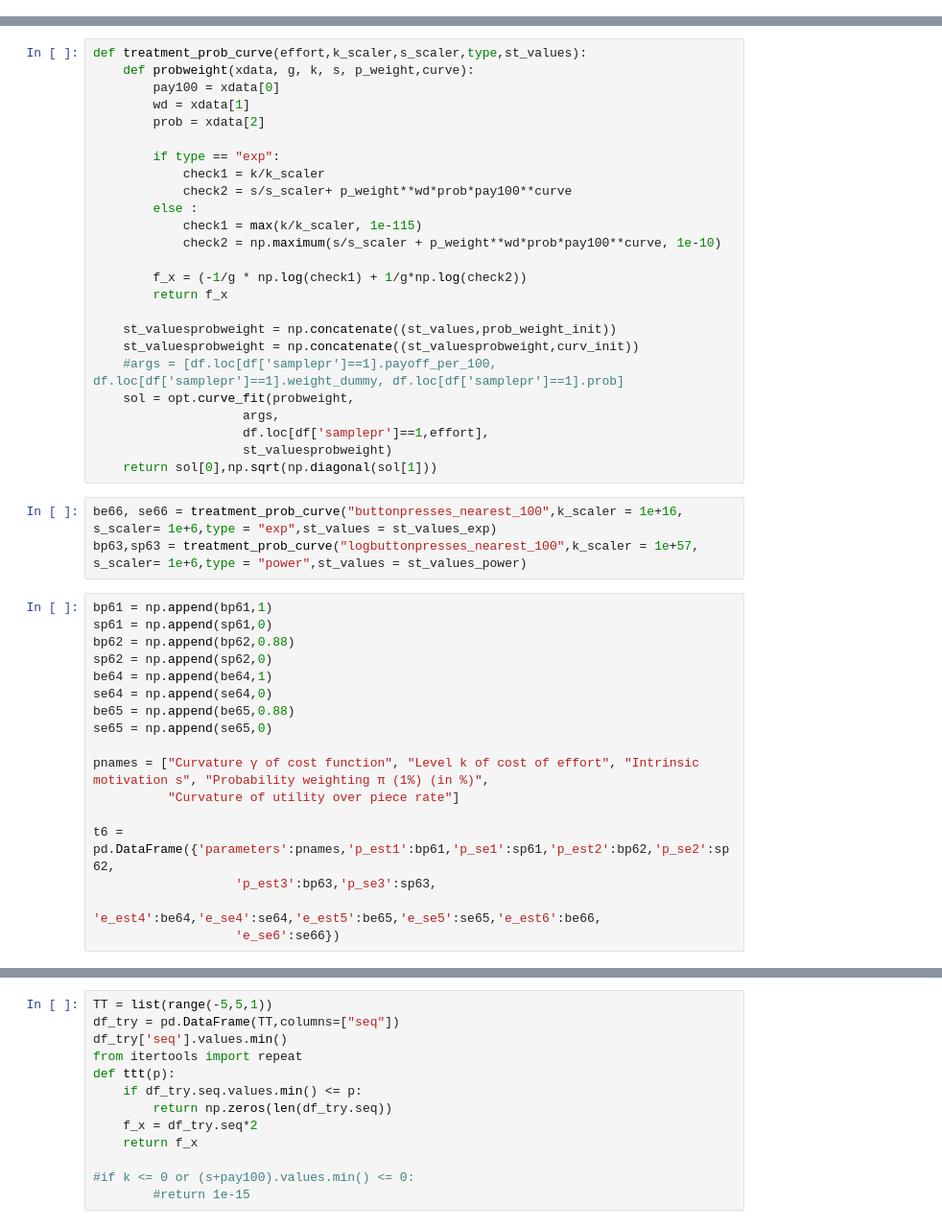
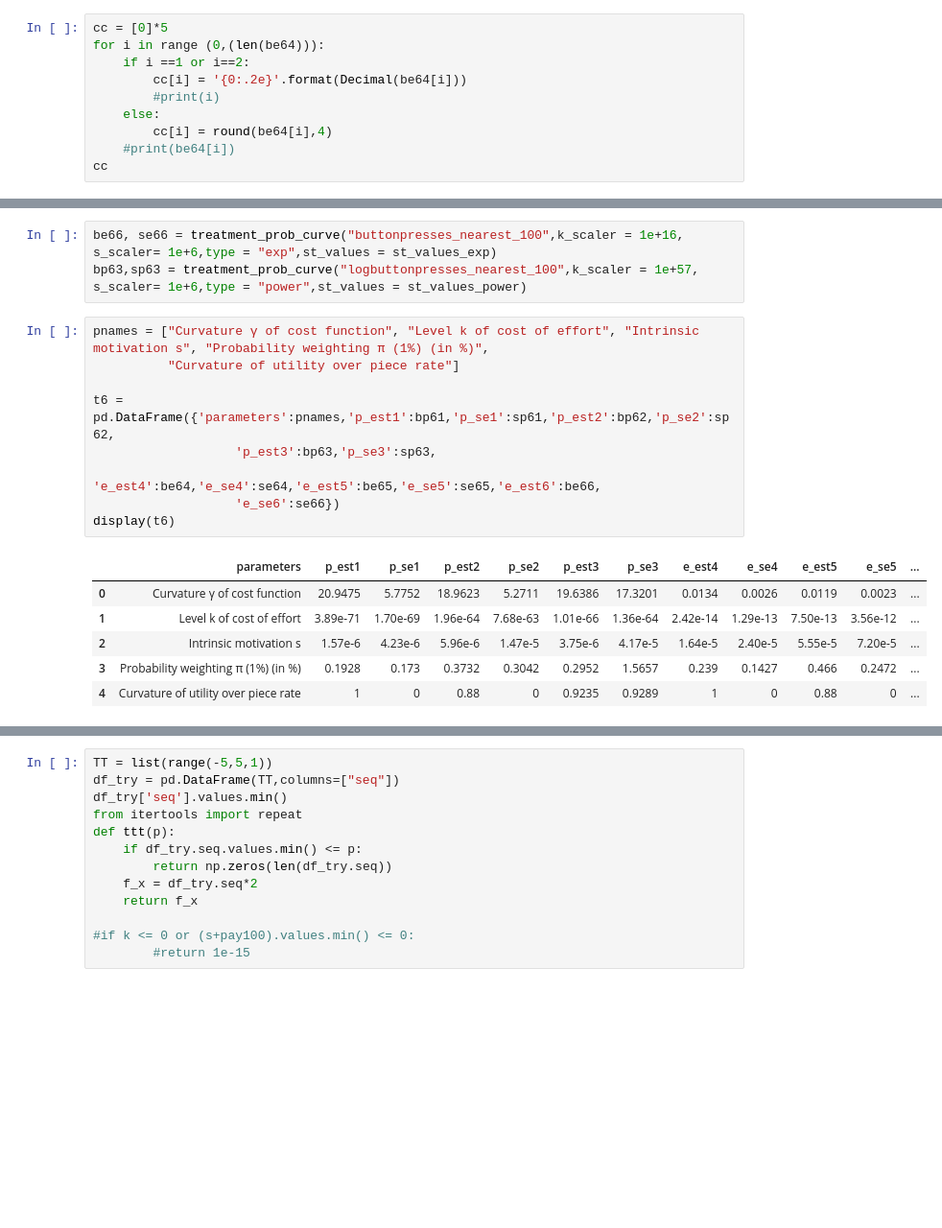
Before and after one commit to YH-Chen1225/EPP_Final, a Jupyter notebook: EPP_P.ipynb, the cells around one changed output, grey strips where cells are left out. Shown at 96% size. Saved outputs shown, nothing was run; the diff lists cells and outputs as text; blank space fills up the shorter version.

```diff
--- a/EPP_P.ipynb
+++ b/EPP_P.ipynb
@@ -352,0 +476,10 @@ curv_init = [0.5]
+# %%
+cc = [0]*5
+for i in range (0,(len(be64))):
+    if i ==1 or i==2:
+        cc[i] = '{0:.2e}'.format(Decimal(be64[i]))
+        #print(i)
+    else:
+        cc[i] = round(be64[i],4)
+    #print(be64[i])
+cc
@@ -385,45 +524,19 @@ array([1.89623399e+01, 1.96403939e-07, 5.96431911e+00, 3.73192662e-01])
-# %%
-def treatment_prob_curve(effort,k_scaler,s_scaler,type,st_values):
-    def probweight(xdata, g, k, s, p_weight,curve):
-        pay100 = xdata[0]
-        wd = xdata[1]
-        prob = xdata[2]
-
-        if type == "exp":
-            check1 = k/k_scaler
-            check2 = s/s_scaler+ p_weight**wd*prob*pay100**curve
-        else :
-            check1 = max(k/k_scaler, 1e-115)
-            check2 = np.maximum(s/s_scaler + p_weight**wd*prob*pay100**curve, 1e-10)
-
-        f_x = (-1/g * np.log(check1) + 1/g*np.log(check2))
-        return f_x
-
-    st_valuesprobweight = np.concatenate((st_values,prob_weight_init))
-    st_valuesprobweight = np.concatenate((st_valuesprobweight,curv_init))
-    #args = [df.loc[df['samplepr']==1].payoff_per_100, df.loc[df['samplepr']==1].weight_dummy, df.loc[df['samplepr']==1].prob]
-    sol = opt.curve_fit(probweight,
-                    args,
-                    df.loc[df['samplepr']==1,effort],
-                    st_valuesprobweight)
-    return sol[0],np.sqrt(np.diagonal(sol[1]))
 # %%
 be66, se66 = treatment_prob_curve("buttonpresses_nearest_100",k_scaler = 1e+16, s_scaler= 1e+6,type = "exp",st_values = st_values_exp)
 bp63,sp63 = treatment_prob_curve("logbuttonpresses_nearest_100",k_scaler = 1e+57, s_scaler= 1e+6,type = "power",st_values = st_values_power)
 # %%
-bp61 = np.append(bp61,1)
-sp61 = np.append(sp61,0)
-bp62 = np.append(bp62,0.88)
-sp62 = np.append(sp62,0)
-be64 = np.append(be64,1)
-se64 = np.append(se64,0)
-be65 = np.append(be65,0.88)
-se65 = np.append(se65,0)
-
 pnames = ["Curvature γ of cost function", "Level k of cost of effort", "Intrinsic motivation s", "Probability weighting π (1%) (in %)",
           "Curvature of utility over piece rate"]
 
 t6 = pd.DataFrame({'parameters':pnames,'p_est1':bp61,'p_se1':sp61,'p_est2':bp62,'p_se2':sp62,
                    'p_est3':bp63,'p_se3':sp63,
                    'e_est4':be64,'e_se4':se64,'e_est5':be65,'e_se5':se65,'e_est6':be66,
                    'e_se6':se66})
+display(t6)
+# %% [output]
+|  | parameters | p_est1 | p_se1 | p_est2 | p_se2 | p_est3 | p_se3 | e_est4 | e_se4 | e_est5 | e_se5 | ... |
+| 0 | Curvature γ of cost function | 20.9475 | 5.7752 | 18.9623 | 5.2711 | 19.6386 | 17.3201 | 0.0134 | 0.0026 | 0.0119 | 0.0023 | ... |
+| 1 | Level k of cost of effort | 3.89e-71 | 1.70e-69 | 1.96e-64 | 7.68e-63 | 1.01e-66 | 1.36e-64 | 2.42e-14 | 1.29e-13 | 7.50e-13 | 3.56e-12 | ... |
+| 2 | Intrinsic motivation s | 1.57e-6 | 4.23e-6 | 5.96e-6 | 1.47e-5 | 3.75e-6 | 4.17e-5 | 1.64e-5 | 2.40e-5 | 5.55e-5 | 7.20e-5 | ... |
+| 3 | Probability weighting π (1%) (in %) | 0.1928 | 0.173 | 0.3732 | 0.3042 | 0.2952 | 1.5657 | 0.239 | 0.1427 | 0.466 | 0.2472 | ... |
+| 4 | Curvature of utility over piece rate | 1 | 0 | 0.88 | 0 | 0.9235 | 0.9289 | 1 | 0 | 0.88 | 0 | ... |
```
Also changed, not shown: parts of 30 cells of this notebook, 1 other file.
